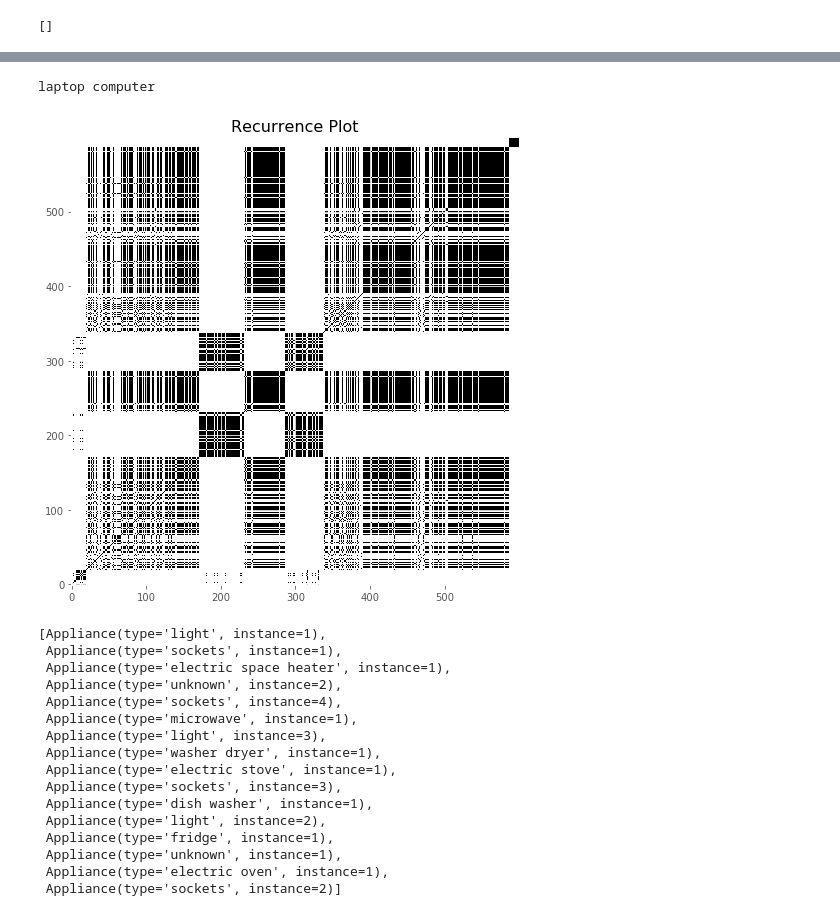
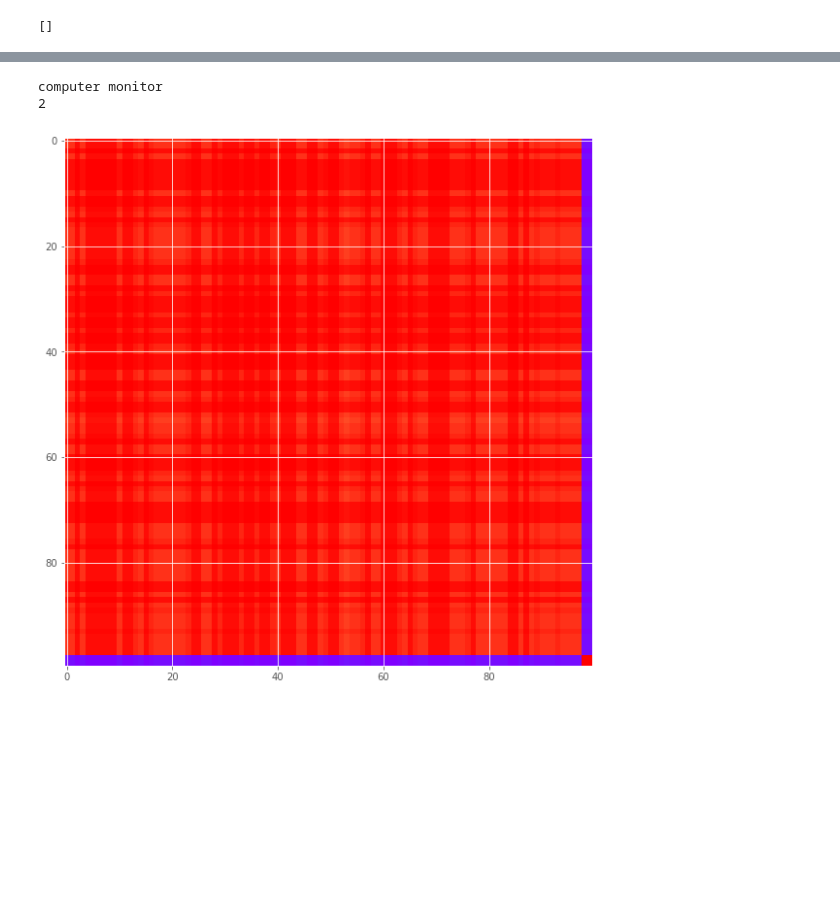
Before and after one commit to jenkoj/ts2img, a Jupyter notebook: generate_dataset.ipynb, the cells around one changed output, grey strips where cells are left out. Cells and saved outputs as stored; diff of their text form; code cells hidden in the pictures; blank space fills up the shorter version.

```diff
--- a/generate_dataset.ipynb
+++ b/generate_dataset.ipynb
@@ -508,7 +500,10 @@ store_many_hdf5(gasf_stack,"fridge","gasf")
 # %%
 #retrieve stored images
 ret_imgs = read_many_hdf5("data","gasf")
-ret_labels =  read_many_hdf5("labels","gaf")
+ret_ts = read_many_hdf5("data","ts")
+ret_labels = read_many_hdf5("labels","gaf")
+ret_build = read_many_hdf5("labels","building")
 ret_appl = read_many_hdf5("classes","appliances")
 ret_imgs.shape
+ret_ts.shape
 # %% [output]
@@ -536,37 +511,21 @@ array([18., 17., 20., 17., 19., 21., 19., 18., 18., 18., 18., 18., 17.,
 # %%
 # Show retrieved image
-someN = 6
-# fig, ax = plt.subplots()
-# ax.imshow(ret_imgs[someN,...,0], cmap='rainbow')
+someN = 5
+fig, ax = plt.subplots()
+ax.imshow(ret_imgs[someN,1,...,0], cmap='rainbow')
 print(manualy_selected_appliances[int(ret_labels[someN])])
+print(int(ret_build[someN]))
+
 # ax.imshow(ret_img_stack[3,1], cmap='rainbow')
 # ax.imshow(ret_img_stack[5,3], cmap='rainbow')
 
 #recc plot
-plt.figure(figsize=(7, 7))
-plt.imshow(ret_imgs[someN,...,0], cmap='binary', origin='lower')
-plt.title('Recurrence Plot', fontsize=16)
-plt.tight_layout()
-plt.show()
+# plt.figure(figsize=(7, 7))
+# plt.imshow(ret_imgs[someN,...,0], cmap='binary', origin='lower')
+# plt.title('Recurrence Plot', fontsize=16)
+# plt.tight_layout()
+# plt.show()
 # %% [output]
-laptop computer
+computer monitor
+2
-[figure, old version]
+[figure, new version]
-# %%
-elec.appliances
-# %% [output]
-[Appliance(type='light', instance=1),
- Appliance(type='sockets', instance=1),
- Appliance(type='electric space heater', instance=1),
- Appliance(type='unknown', instance=2),
- Appliance(type='sockets', instance=4),
- Appliance(type='microwave', instance=1),
- Appliance(type='light', instance=3),
- Appliance(type='washer dryer', instance=1),
- Appliance(type='electric stove', instance=1),
- Appliance(type='sockets', instance=3),
- Appliance(type='dish washer', instance=1),
- Appliance(type='light', instance=2),
- Appliance(type='fridge', instance=1),
- Appliance(type='unknown', instance=1),
- Appliance(type='electric oven', instance=1),
- Appliance(type='sockets', instance=2)]
```
Also changed, not shown: parts of 11 cells of this notebook.
